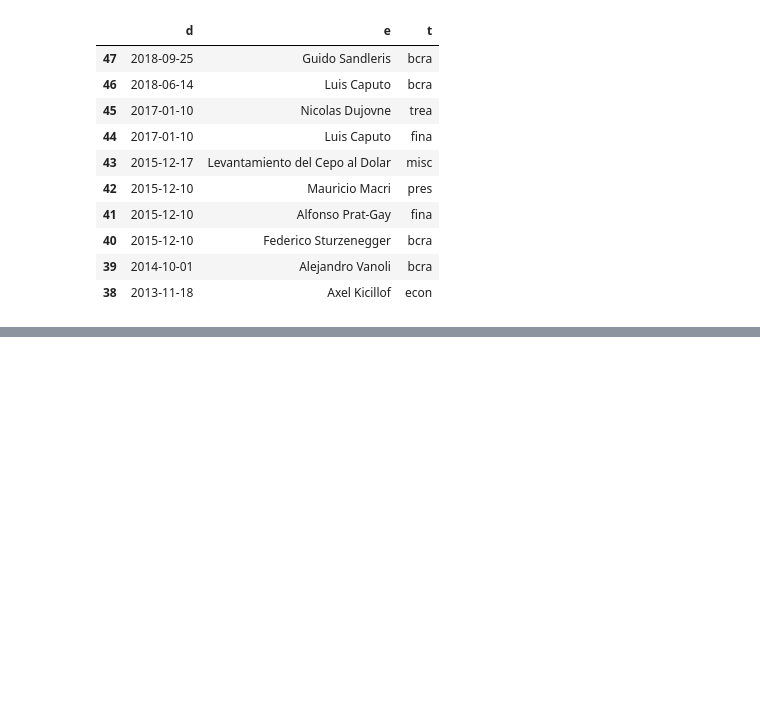
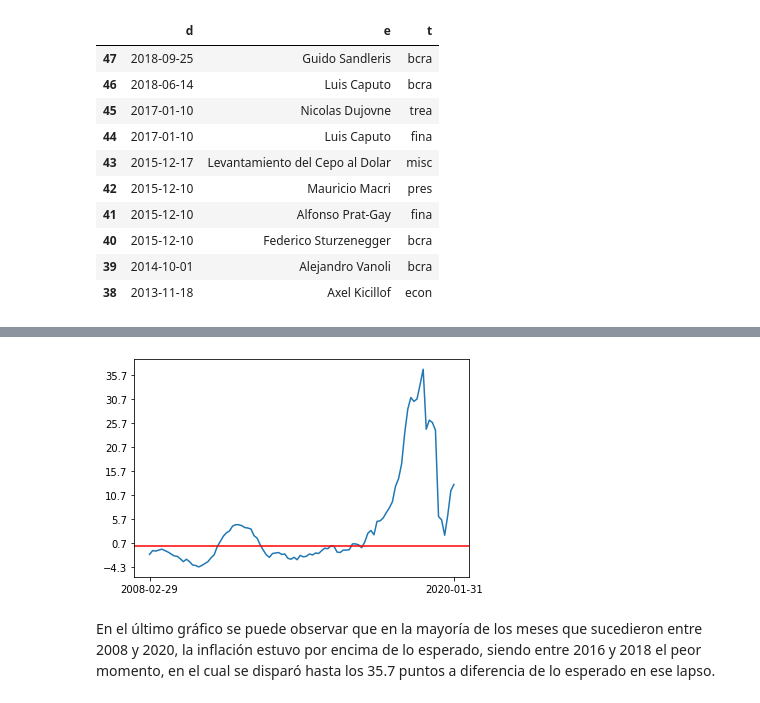
Before and after one commit to ezebinker/DatosAPI-BCRA, a Jupyter notebook: Datos_API_BCRA.ipynb, the cells around one changed output, grey strips where cells are left out. Saved outputs shown, nothing was run; the diff lists cells and outputs as text; code cells hidden in the pictures; blank space fills up the shorter version.

```diff
--- a/Datos_API_BCRA.ipynb
+++ b/Datos_API_BCRA.ipynb
@@ -111,0 +137,18 @@ df.sort_values(by="d",ascending=False).head(10)
+# %%
+url = 'https://api.estadisticasbcra.com/dif_inflacion_esperada_vs_interanual'
+response = requests.get(url, headers=head)
+# %%
+json_data=response.json()
+df=pd.DataFrame(json_data)
+inflacion_esperada=df.tail(100)
+# %%
+plt.plot(inflacion_esperada['d'], inflacion_esperada['v'])
+t = [inflacion_esperada['d'].min(), inflacion_esperada['d'].max()]
+plt.xticks(t,t)
+plt.yticks(np.arange(inflacion_esperada['v'].min(), inflacion_esperada['v'].max(), 5))
+plt.axhline(y=0, color='r', linestyle='-')
+plt.show()
+# %% [output]
+[figure, added]
+# %% [markdown]
+En el último gráfico se puede observar que en la mayoría de los meses que sucedieron entre 2008 y 2020, la inflación estuvo por encima de lo esperado, siendo entre 2016 y 2018 el peor momento, en el cual se disparó hasta los 35.7 puntos a diferencia de lo esperado en ese lapso.
```
Also changed, not shown: parts of 14 cells of this notebook.
